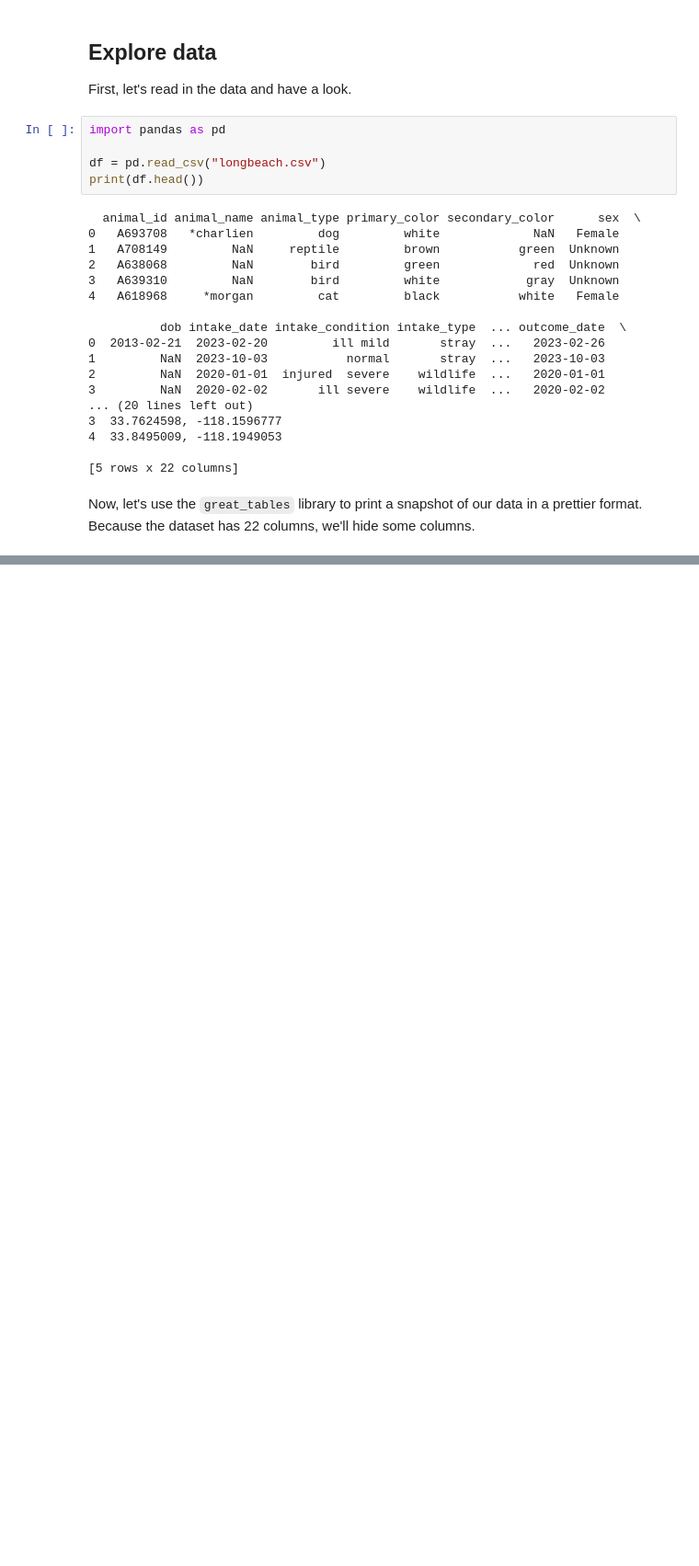
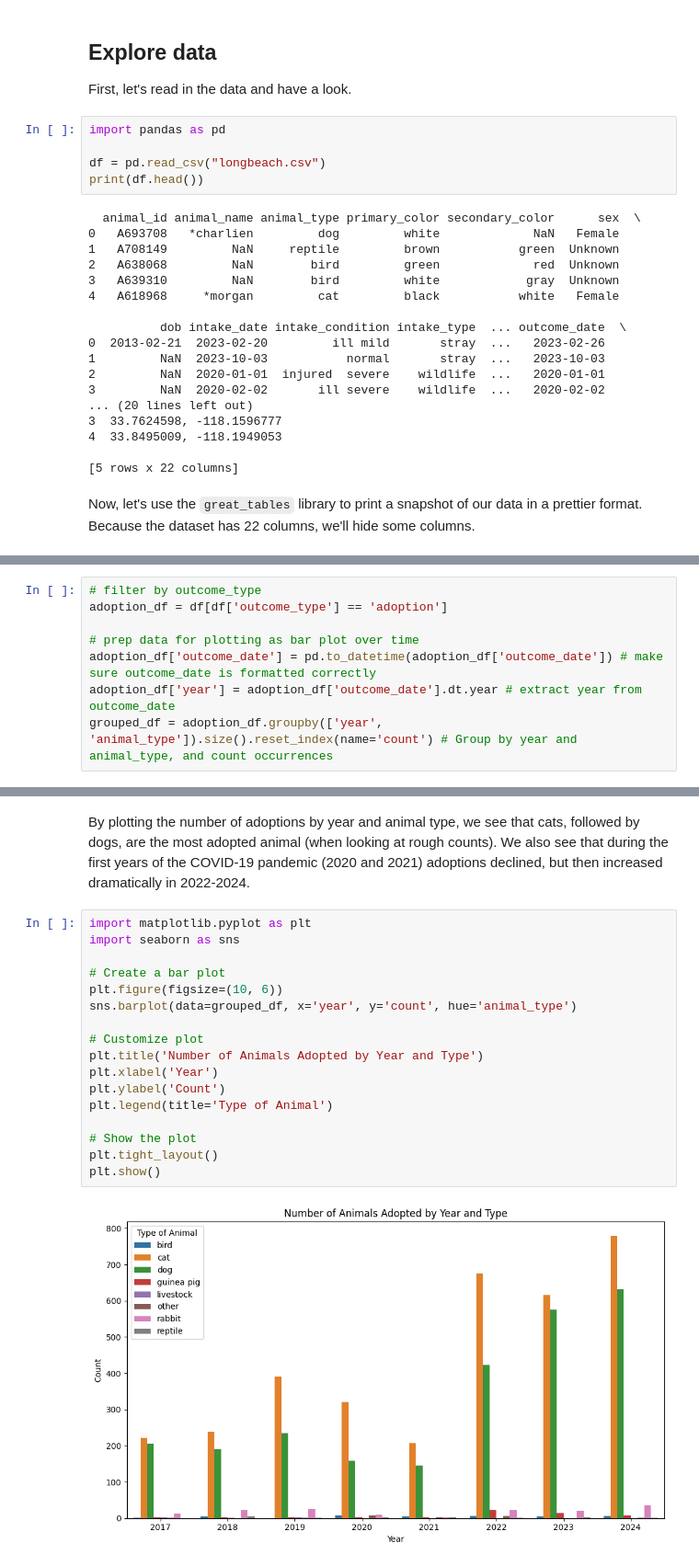
Before and after one commit to kylieainslie/pydy-tuesday, a Jupyter notebook: pt_2025-03-04.ipynb, the cells around one changed output, grey strips where cells are left out. Shown at 92% size. Cells and saved outputs as stored; diff of their text form; blank space fills up the shorter version.

Commit message:
plot adoptions by year and animal type

```diff
--- a/pt_2025-03-04.ipynb
+++ b/pt_2025-03-04.ipynb
@@ -78,0 +84,8 @@ from great_tables import GT
+# %%
+# filter by outcome_type
+adoption_df = df[df['outcome_type'] == 'adoption']
+
+# prep data for plotting as bar plot over time
+adoption_df['outcome_date'] = pd.to_datetime(adoption_df['outcome_date']) # make sure outcome_date is formatted correctly
+adoption_df['year'] = adoption_df['outcome_date'].dt.year # extract year from outcome_date
+grouped_df = adoption_df.groupby(['year', 'animal_type']).size().reset_index(name='count') # Group by year and animal_type, and count occurrences
@@ -78,0 +101,21 @@ from great_tables import GT
+# %% [markdown]
+By plotting the number of adoptions by year and animal type, we see that cats, followed by dogs, are the most adopted animal (when looking at rough counts). We also see that during the first years of the COVID-19 pandemic (2020 and 2021) adoptions declined, but then increased dramatically in 2022-2024.
+# %%
+import matplotlib.pyplot as plt
+import seaborn as sns
+
+# Create a bar plot
+plt.figure(figsize=(10, 6))
+sns.barplot(data=grouped_df, x='year', y='count', hue='animal_type')
+
+# Customize plot
+plt.title('Number of Animals Adopted by Year and Type')
+plt.xlabel('Year')
+plt.ylabel('Count')
+plt.legend(title='Type of Animal')
+
+# Show the plot
+plt.tight_layout()
+plt.show()
+# %% [output]
+[figure, added]
```
Also changed, not shown: parts of 2 cells of this notebook.
